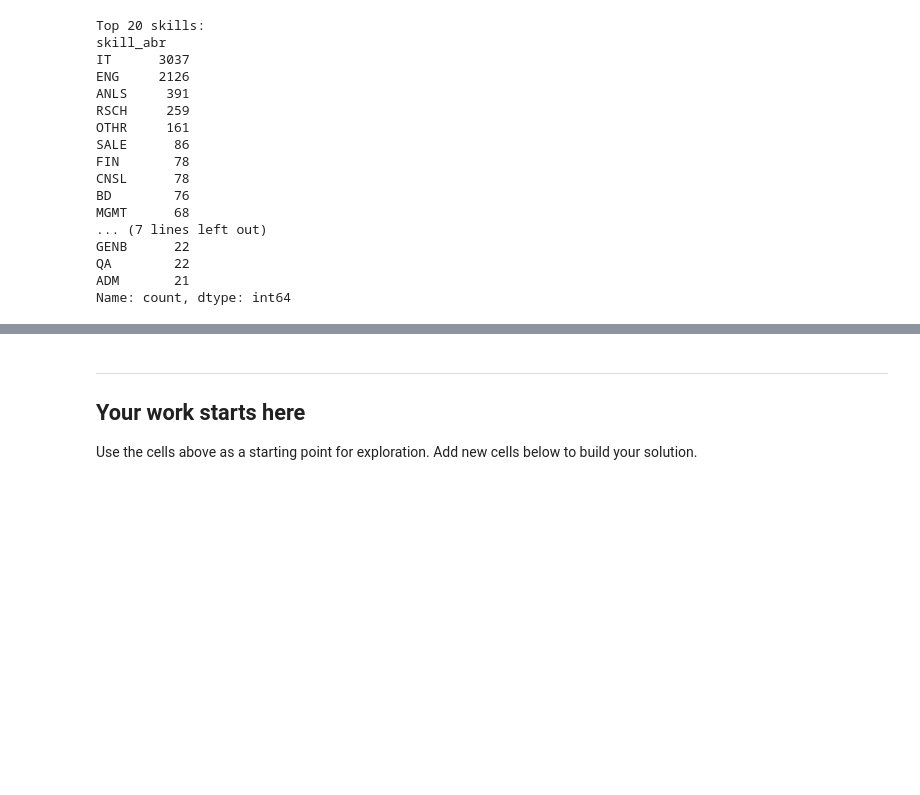
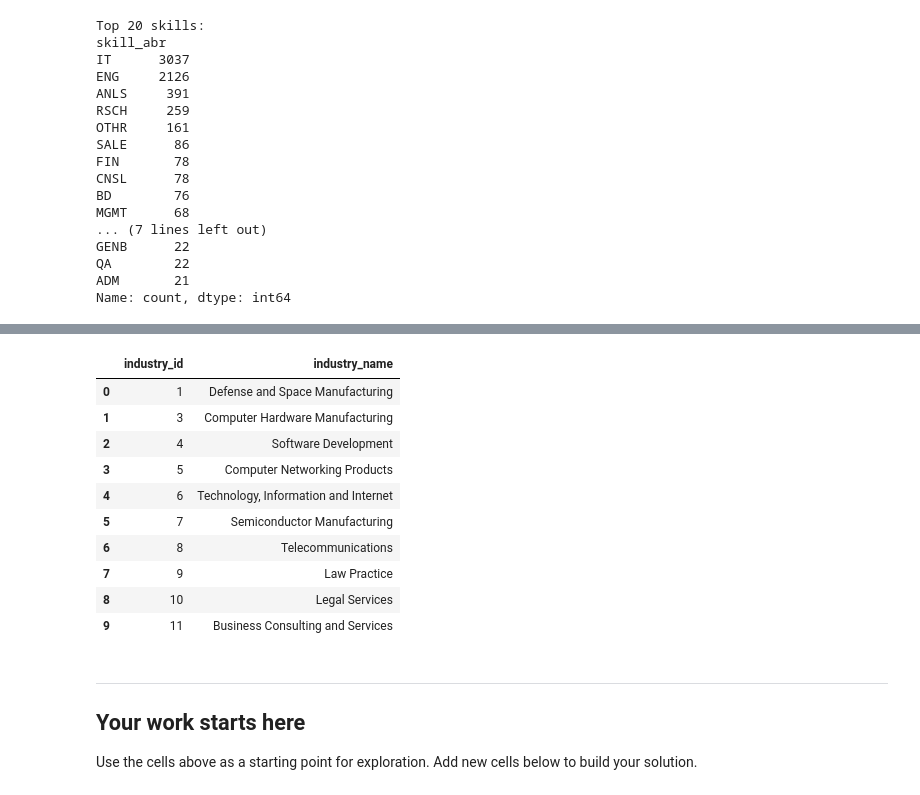
Before and after one commit to ajmcastro/jobmarket, a Jupyter notebook: mleng_take_home_task.ipynb, the cells around one changed output, grey strips where cells are left out. Cells and saved outputs as stored; diff of their text form; code cells hidden in the pictures; blank space fills up the shorter version.

```diff
--- a/mleng_take_home_task.ipynb
+++ b/mleng_take_home_task.ipynb
@@ -385,6 +385,21 @@ if companies is not None:
 | 7 | 1044 | PwC | At PwC, our purpose is to build t... | 7.0 | 0 | GB | 0 | 0 | 1 Embankment Place | https://www.linkedin.com/company/pwc |
 | 8 | 1052 | AT&T | We understand that our customers ... | 7.0 | TX | US | Dallas | 75202 | 208 S. Akard Street | https://www.linkedin.com/company/att |
 | 9 | 1053 | Intel Corporation | Intel’s mission is to shape the f... | 7.0 | California | US | Santa Clara | 95052 | Robert Noyce Building | https://www.linkedin.com/company/... |
+# %%
+if industries is not None:
+    display(industries.head(10))
+# %% [output]
+|  | industry_id | industry_name |
+| 0 | 1 | Defense and Space Manufacturing |
+| 1 | 3 | Computer Hardware Manufacturing |
+| 2 | 4 | Software Development |
+| 3 | 5 | Computer Networking Products |
+| 4 | 6 | Technology, Information and Internet |
+| 5 | 7 | Semiconductor Manufacturing |
+| 6 | 8 | Telecommunications |
+| 7 | 9 | Law Practice |
+| 8 | 10 | Legal Services |
+| 9 | 11 | Business Consulting and Services |
 # %% [markdown]
 ---
 ## Your work starts here
```
Also changed, not shown: parts of 1 cell of this notebook, 2 other files.
